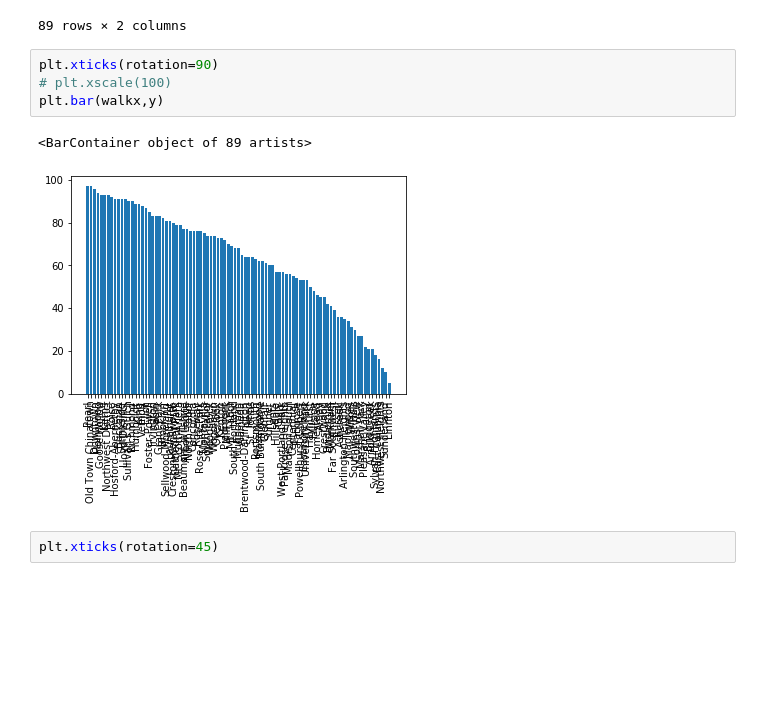
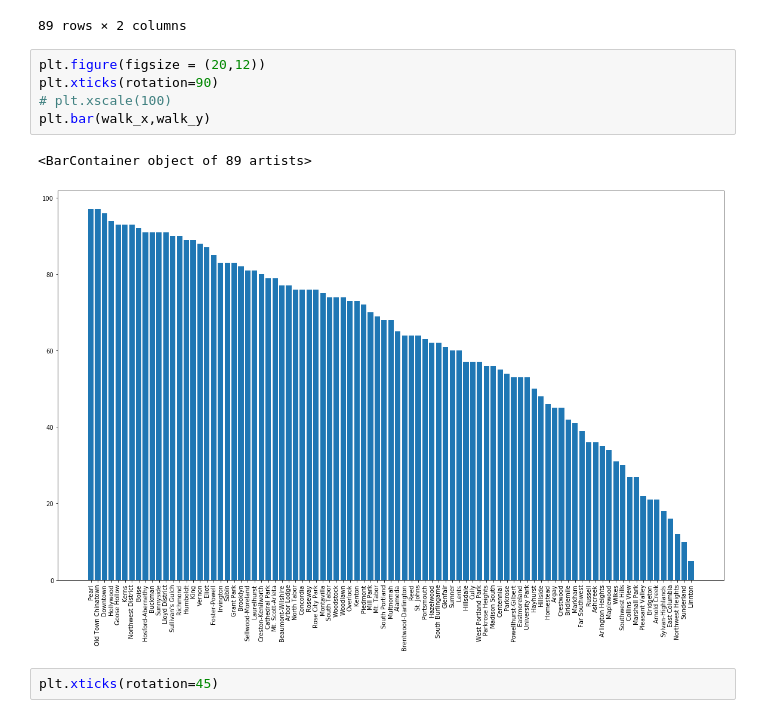
Before and after one commit to troypramsey/WalkabilityRaceIncome_InPortland_2012-2018, a Jupyter notebook: Walkscore_DF.ipynb, the cells around one changed output. Drawn from its saved outputs; the diff is of its cells as text; blank space fills up the shorter version.

```diff
--- a/Walkscore_DF.ipynb
+++ b/Walkscore_DF.ipynb
@@ -41,12 +41,13 @@ walkscore_df
 | 88 | Linnton | 5 |
 89 rows × 2 columns
 # %%
+plt.figure(figsize = (20,12))
 plt.xticks(rotation=90)
 # plt.xscale(100)
-plt.bar(walkx,y)
+plt.bar(walk_x,walk_y)
 # %% [output]
 <BarContainer object of 89 artists>
-[figure, old version]
+[figure, new version]
 # %%
 plt.xticks(rotation=45)
 # %% [output]
```
Also changed, not shown: 10 other files.
